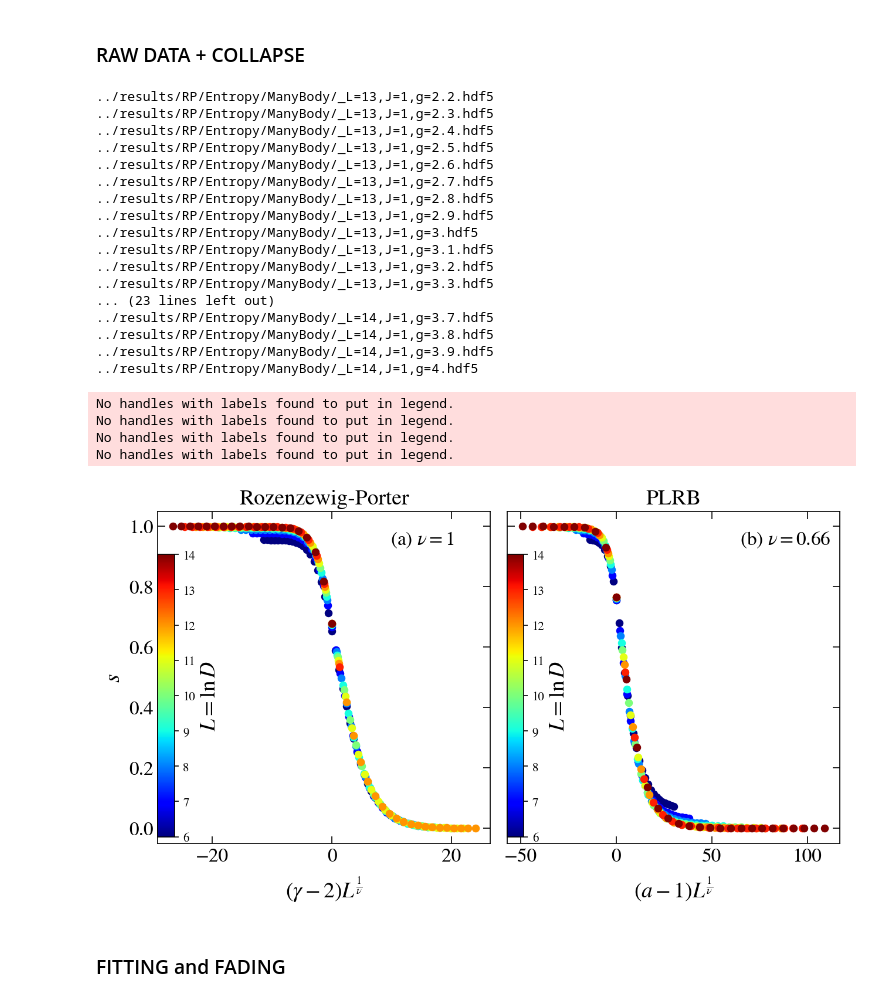
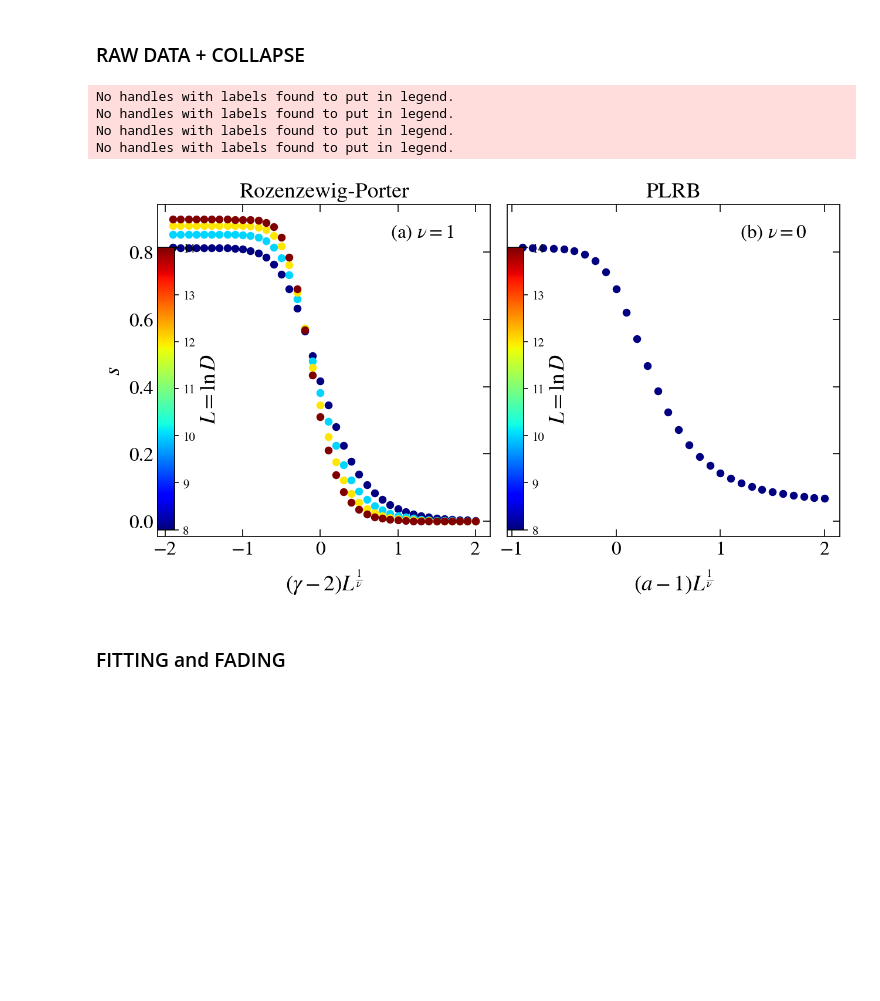
Before and after one commit to Rafal-Swietek/QHamSolver, a Jupyter notebook: Quadratic/Jupyter_Python/entropy.ipynb, the cells around one changed output. Drawn from its saved outputs; the diff is of its cells as text; code cells hidden in the pictures; blank space fills up the shorter version.

```diff
--- a/Quadratic/Jupyter_Python/entropy.ipynb
+++ b/Quadratic/Jupyter_Python/entropy.ipynb
@@ -342,7 +342,8 @@ sizes = np.arange(4, 15, 1)
 dims = 2**(sizes)
 
 def entropy_fit(L, c, eta):
-    return c * np.exp(-eta * L)
+    return 1 - 1/(1 + c * np.exp(-L / eta))
+    # return c * np.exp(-eta * L)
 
 nu=500
 frac = lambda dim: int(dim * nu) if nu <= 1.0 else nu
@@ -604,7 +605,7 @@ DIM = 1
 
 fig, axis = plt.subplots( nrows=1, ncols=2, figsize=(10,5), dpi = 150, sharey=True)
 
-sizes = np.arange(6, 15, 1)
+sizes = np.arange(8, 16, 2)
 dims = 2**(sizes)
 g_vals = np.arange(0.1, 4.1, 0.1)
 
@@ -636,7 +637,7 @@ for jj, L in enumerate(sizes):
                 if g > 0:
                     E = np.array(file.get('mean energies'))
                     dim = E.size
-                    ent = np.array(file.get('single_site_entropy'))[0]
+                    ent = np.array(file.get('entropy'))[L//2]
 
                     num = frac(dim)
                     if nu > 1:
@@ -650,12 +651,12 @@ for jj, L in enumerate(sizes):
 
                     my_max = int(index_meanE + num / 2)
                     if num == dim or my_max >= dim: my_max = dim-1
-                    S[ii] = np.mean(ent[my_min : my_max]) / np.log(2)
+                    S[ii] = np.mean(ent[my_min : my_max]) / np.log(2**(L//2))
                 else:
                     S[ii] = np.mean(np.array(file.get('single_site_entropy'))[0]) / np.log(2)
         else:
             print(name)
-    axis[0].scatter( (g_vals-2) * L, S, color=col, s=30)
+    axis[0].scatter( (g_vals-2) * L**0, S, color=col, s=30)
 
 cbaxes = axis[0].inset_axes([0.0, 0.02, 0.05, 0.85])
 cbar = fig.colorbar(s_m, cax = cbaxes, orientation='vertical')
@@ -685,65 +686,48 @@ for jj, L in enumerate(sizes):
             with h5py.File(name, "r") as file:
                 E = np.array(file.get('mean energies'))
                 dim = E.size
-                ent = np.array(file.get('single_site_entropy'))[0]
+                ent = np.array(file.get('entropy'))[L//2]
 
                 num = frac(dim)
                 if nu > 1:
                     num = min([num, int(0.1*dim)])
                 # print(dim, num)
                 E_av = np.mean(E)
                 index_meanE = min(range(len(E)), key=lambda i: abs(E[i] - E_av))
 
                 my_min = int(index_meanE - num / 2)
                 if num == dim or my_min < 0: my_min = 0;
 
                 my_max = int(index_meanE + num / 2)
                 if num == dim or my_max >= dim: my_max = dim-1
-                S[ii] = np.mean(ent[my_min : my_max]) / np.log(2)
+                S[ii] = np.mean(ent[my_min : my_max]) / np.log(2**(L//2))
         else:
             print(name)
 
-    nu = 0.66
-    axis[1].scatter( (g_vals-1) * L**(1/nu), S, color=col, s=30)
+    nu = 0.0#66
+    axis[1].scatter( (g_vals-1) , S, color=col, s=30)
 
 cbaxes = axis[1].inset_axes([0.0, 0.02, 0.05, 0.85])
 cbar = fig.colorbar(s_m, cax = cbaxes, orientation='vertical')
 cbar.set_label(r"$L=\ln{D}$", fontsize=18)
 
 axis[0].annotate(r"(a) $\nu=1$",     fontsize=16, xy=(0.7, 0.9), xycoords='axes fraction')
 axis[1].annotate(r"(b) $\nu=%g$"%nu, fontsize=16, xy=(0.7, 0.9), xycoords='axes fraction')
 
 axis[0].set_title(r"Rozenzewig-Porter", fontsize=18)
 axis[1].set_title(r"PLRB", fontsize=18)
 fig_help.set_plot_elements(axis[0], xlabel=r"$(\gamma-2)L^{\frac{1}{\nu}}$", ylabel=r"$s$", font_size=16, set_legend=True, xscale='linear', yscale='linear')
 fig_help.set_legend(axis[0], loc = 'lower left', fontsize=16, anchor=(-0.01, -0.01))
 fig_help.set_plot_elements(axis[1], xlabel=r"$(a-1)L^{\frac{1}{\nu}}$", ylabel=r"", font_size=16, set_legend=True, xscale='linear', yscale='linear')
 fig_help.set_legend(axis[1], loc = 'lower left', fontsize=16, anchor=(-0.01, -0.01))
 
 fig.subplots_adjust(wspace = 0.05, hspace=0.02)
 # %% [output]
-../results/RP/Entropy/ManyBody/_L=13,J=1,g=2.2.hdf5
-../results/RP/Entropy/ManyBody/_L=13,J=1,g=2.3.hdf5
-../results/RP/Entropy/ManyBody/_L=13,J=1,g=2.4.hdf5
-../results/RP/Entropy/ManyBody/_L=13,J=1,g=2.5.hdf5
-../results/RP/Entropy/ManyBody/_L=13,J=1,g=2.6.hdf5
-../results/RP/Entropy/ManyBody/_L=13,J=1,g=2.7.hdf5
-../results/RP/Entropy/ManyBody/_L=13,J=1,g=2.8.hdf5
-../results/RP/Entropy/ManyBody/_L=13,J=1,g=2.9.hdf5
-../results/RP/Entropy/ManyBody/_L=13,J=1,g=3.hdf5
-../results/RP/Entropy/ManyBody/_L=13,J=1,g=3.1.hdf5
-../results/RP/Entropy/ManyBody/_L=13,J=1,g=3.2.hdf5
-../results/RP/Entropy/ManyBody/_L=13,J=1,g=3.3.hdf5
-... (23 lines left out)
-../results/RP/Entropy/ManyBody/_L=14,J=1,g=3.7.hdf5
-../results/RP/Entropy/ManyBody/_L=14,J=1,g=3.8.hdf5
-../results/RP/Entropy/ManyBody/_L=14,J=1,g=3.9.hdf5
-../results/RP/Entropy/ManyBody/_L=14,J=1,g=4.hdf5
+No handles with labels found to put in legend.
+No handles with labels found to put in legend.
+No handles with labels found to put in legend.
+No handles with labels found to put in legend.
-No handles with labels found to put in legend.
-No handles with labels found to put in legend.
-No handles with labels found to put in legend.
-No handles with labels found to put in legend.
-[figure, old version]
+[figure, new version]
 # %% [markdown]
 ### FITTING and FADING
 # %%
```
Also changed, not shown: parts of 4 cells of this notebook, 3 other files.
